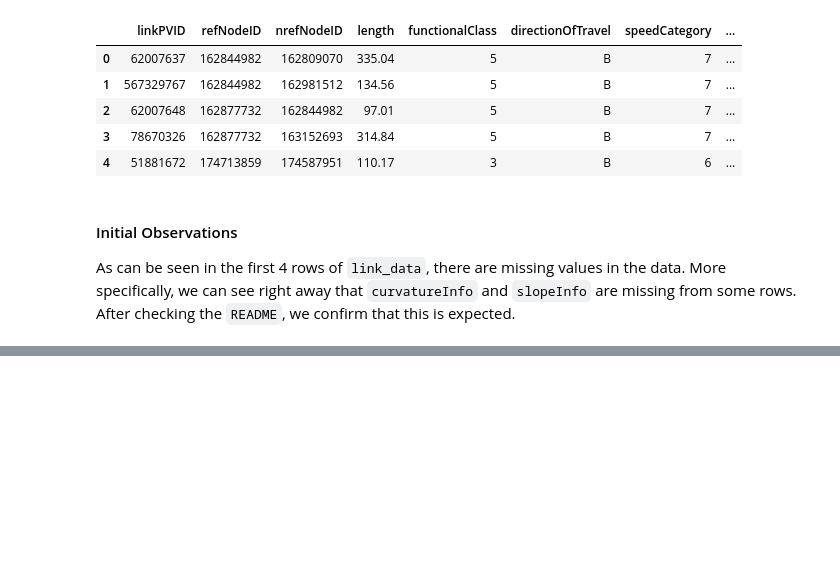
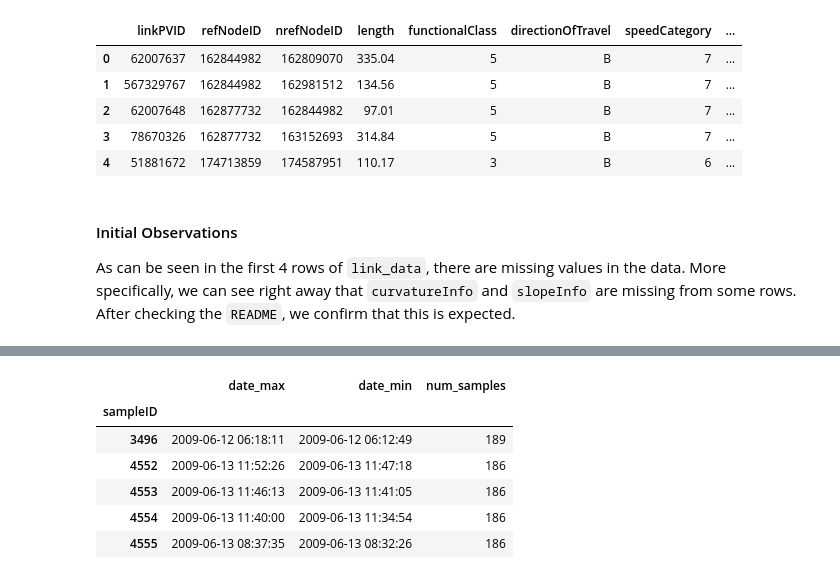
Before and after one commit to M20190649/eecs495-map-matching, a Jupyter notebook: map_matching.ipynb, the cells around one changed output, grey strips where cells are left out. Saved outputs shown, nothing was run; the diff lists cells and outputs as text; code cells hidden in the pictures; blank space fills up the shorter version.

```diff
--- a/map_matching.ipynb
+++ b/map_matching.ipynb
@@ -105,0 +135,5 @@ As can be seen in the first 4 rows of `link_data`, there are missing values in t
+# %%
+date_bounds = sampling_rates['dateTime'].agg({'date_min': min,
+                                              'date_max': max})
+
+num_samples = sampling_rates['dateTime'].size()
@@ -105,0 +163,10 @@ As can be seen in the first 4 rows of `link_data`, there are missing values in t
+# %%
+combined.head()
+# %% [output]
+|  | date_max | date_min | num_samples |
+| sampleID |  |  |  |
+| 3496 | 2009-06-12 06:18:11 | 2009-06-12 06:12:49 | 189 |
+| 4552 | 2009-06-13 11:52:26 | 2009-06-13 11:47:18 | 186 |
+| 4553 | 2009-06-13 11:46:13 | 2009-06-13 11:41:05 | 186 |
+| 4554 | 2009-06-13 11:40:00 | 2009-06-13 11:34:54 | 186 |
+| 4555 | 2009-06-13 08:37:35 | 2009-06-13 08:32:26 | 186 |
```
Also changed, not shown: parts of 36 cells of this notebook.
